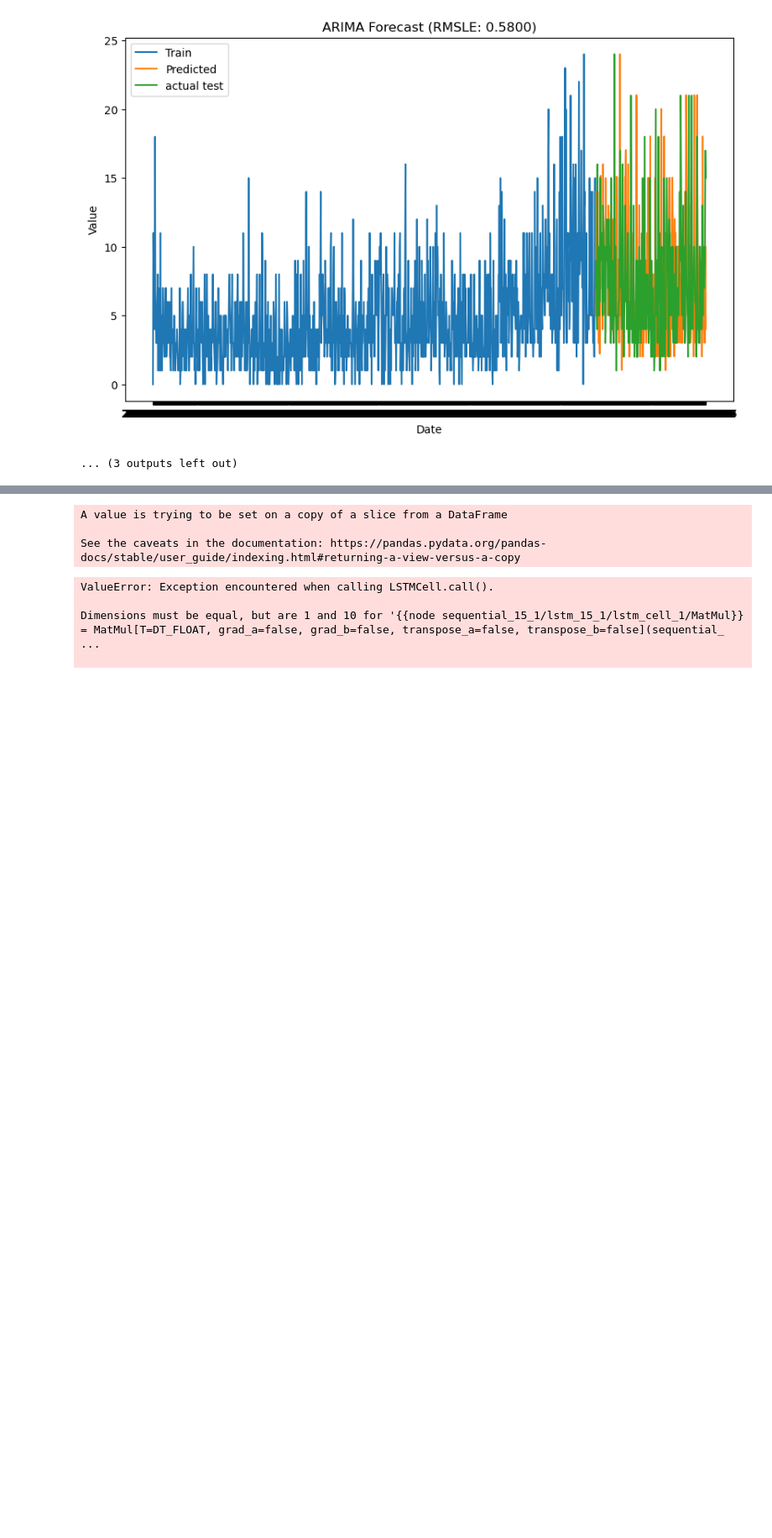
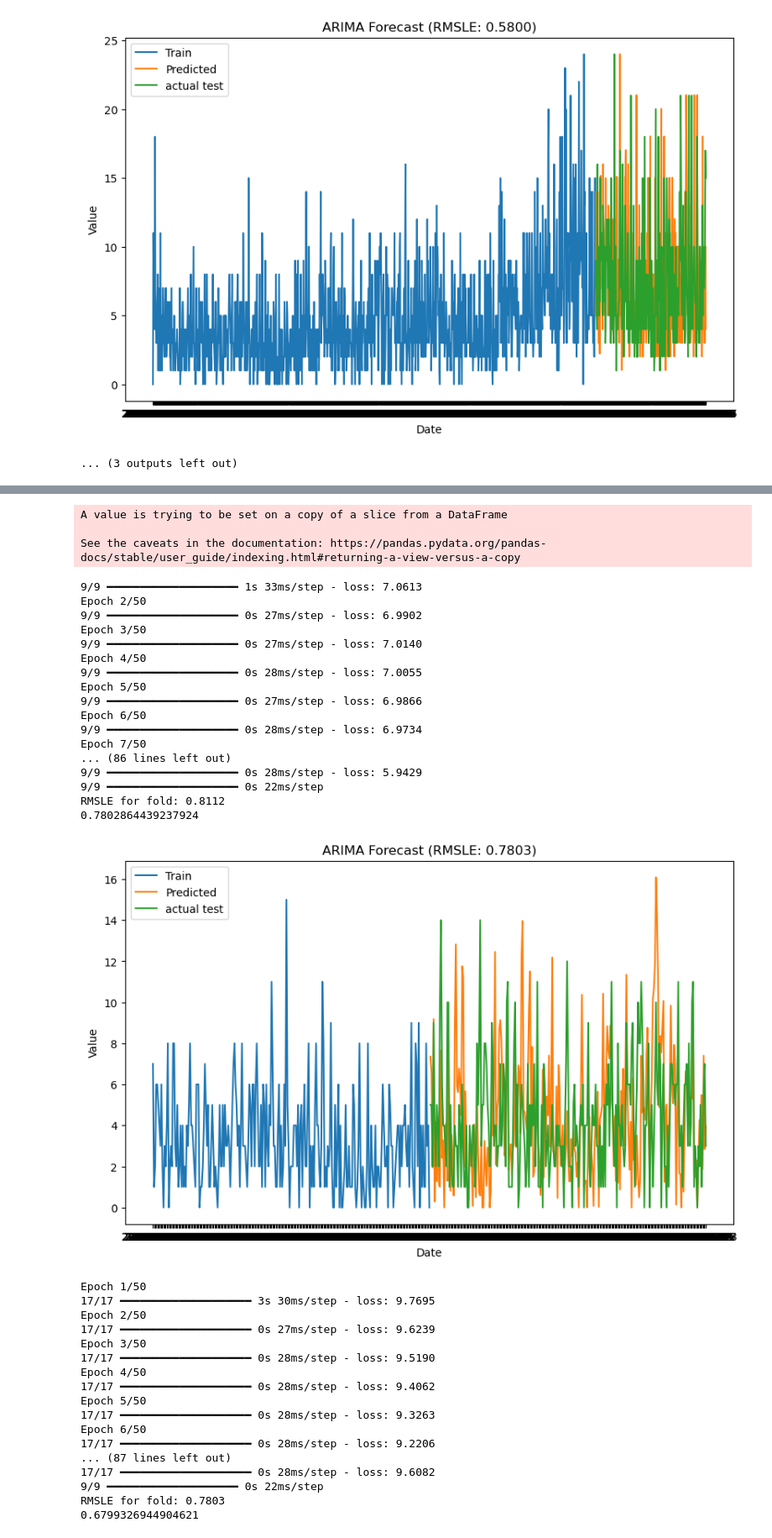
Before and after one commit to matze21/store-sales-time-series-forecasting, a Jupyter notebook: analysis/individual_model_per_storeProd.ipynb, the cells around one changed output, grey strips where cells are left out. Shown at 84% size. Cells and saved outputs as stored; diff of their text form; code cells hidden in the pictures; blank space fills up the shorter version.

Commit message:
add lstm approaches and data processing

```diff
--- a/analysis/individual_model_per_storeProd.ipynb
+++ b/analysis/individual_model_per_storeProd.ipynb
@@ -224,12 +353,12 @@ featuresTrain = [
 allF = featuresTrain + ['shiftedSales14','target']
 # %%
 # window for lstm approach
-look_back = 10
+look_back = 100
 sequences = []
 labels = []
 offset = []
 for i in range(testPair.shape[0]-look_back):
-    window = testPair.iloc[i : i + look_back][['target']]
+    window = testPair.iloc[i : i + look_back][['target','onpromotion']]
     label = testPair.iloc[i + look_back]['target']#['target']  # Next data point as label
     off = testPair.iloc[i + look_back][['shiftedSales14','sales']]
     sequences.append(window)
@@ -240,7 +369,7 @@ sequences, labels, offsets = np.array(sequences), np.array(labels), np.array(off
 n_splits = 5
 tscv = TimeSeriesSplit(n_splits=n_splits)
 
-n_features = sequences.shape[1]
+n_features = sequences.shape[2]
 
 testPair.dropna(inplace=True)
 
@@ -259,35 +388,66 @@ for train_index, test_index in tscv.split(sequences):
 
     # Compile and train the model
     model.compile(optimizer='adam', loss='mean_squared_error')
     model.fit(X_train, y_train, epochs=50, batch_size=32)
 
     # Evaluate on the test set
     forecast = model.predict(X_test)
     print(f'RMSLE for fold: {rmsle:.4f}')
 
     gtSales = offsets[test_index,1]
-    predictedSales = forecast.values+ offsets[test_index,0]
+    predictedSales = np.clip(np.reshape(forecast, (forecast.shape[0])) +offsets[test_index,0], 0,1e19)
 
     # Calculate RMSLE
     rmsle = np.sqrt(mean_squared_log_error(gtSales, predictedSales))
     print(rmsle)
 
     # Plot actual vs. predicted values
     plt.figure(figsize=(10, 6))
     plt.plot(time_index[train_index], offsets[train_index,1], label='Train')
     plt.plot(time_index[test_index], predictedSales, label='Predicted')
     plt.plot(time_index[test_index], gtSales, label='actual test')
     plt.xlabel('Date')
     plt.ylabel('Value')
     plt.title(f'ARIMA Forecast (RMSLE: {rmsle:.4f})')
     plt.legend()
     plt.show()
 # %% [output]
 Epoch 1/50
 A value is trying to be set on a copy of a slice from a DataFrame
 
 See the caveats in the documentation: https://pandas.pydata.org/pandas-docs/stable/user_guide/indexing.html#returning-a-view-versus-a-copy
-ValueError: Exception encountered when calling LSTMCell.call().
-
-Dimensions must be equal, but are 1 and 10 for '{{node sequential_15_1/lstm_15_1/lstm_cell_1/MatMul}} = MatMul[T=DT_FLOAT, grad_a=false, grad_b=false, transpose_a=false, transpose_b=false](sequential_ ...
-
+9/9 ━━━━━━━━━━━━━━━━━━━━ 1s 33ms/step - loss: 7.0613
+Epoch 2/50
+9/9 ━━━━━━━━━━━━━━━━━━━━ 0s 27ms/step - loss: 6.9902
+Epoch 3/50
+9/9 ━━━━━━━━━━━━━━━━━━━━ 0s 27ms/step - loss: 7.0140
+Epoch 4/50
+9/9 ━━━━━━━━━━━━━━━━━━━━ 0s 28ms/step - loss: 7.0055
+Epoch 5/50
+9/9 ━━━━━━━━━━━━━━━━━━━━ 0s 27ms/step - loss: 6.9866
+Epoch 6/50
+9/9 ━━━━━━━━━━━━━━━━━━━━ 0s 28ms/step - loss: 6.9734
+Epoch 7/50
+... (86 lines left out)
+9/9 ━━━━━━━━━━━━━━━━━━━━ 0s 28ms/step - loss: 5.9429
+9/9 ━━━━━━━━━━━━━━━━━━━━ 0s 22ms/step
+RMSLE for fold: 0.8112
+0.7802864439237924
+[figure, added]
+Epoch 1/50
+17/17 ━━━━━━━━━━━━━━━━━━━━ 3s 30ms/step - loss: 9.7695
+Epoch 2/50
+17/17 ━━━━━━━━━━━━━━━━━━━━ 0s 27ms/step - loss: 9.6239
+Epoch 3/50
+17/17 ━━━━━━━━━━━━━━━━━━━━ 0s 28ms/step - loss: 9.5190
+Epoch 4/50
+17/17 ━━━━━━━━━━━━━━━━━━━━ 0s 28ms/step - loss: 9.4062
+Epoch 5/50
+17/17 ━━━━━━━━━━━━━━━━━━━━ 0s 28ms/step - loss: 9.3263
+Epoch 6/50
+17/17 ━━━━━━━━━━━━━━━━━━━━ 0s 28ms/step - loss: 9.2206
+... (87 lines left out)
+17/17 ━━━━━━━━━━━━━━━━━━━━ 0s 28ms/step - loss: 9.6082
+9/9 ━━━━━━━━━━━━━━━━━━━━ 0s 22ms/step
+RMSLE for fold: 0.7803
+0.6799326944904621
```
Also changed, not shown: parts of 18 cells of this notebook.
